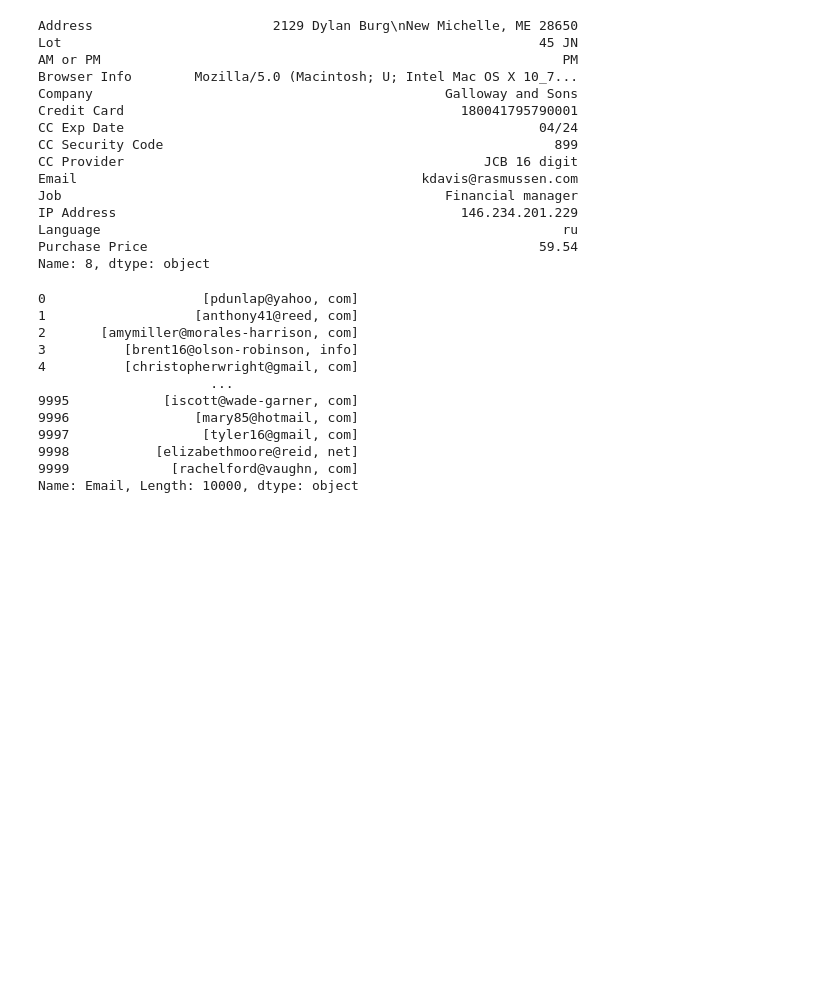
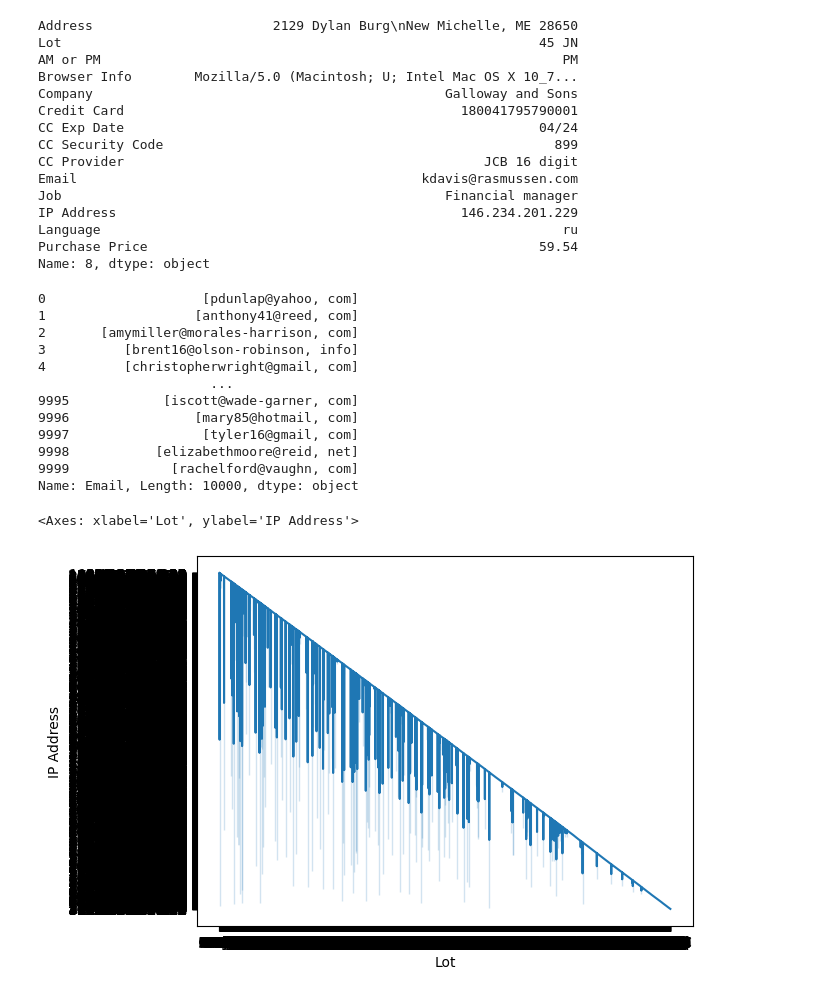
Before and after one commit to Srivastava27/collabPython, a Jupyter notebook: PracticePandas.ipynb, the cells around one changed output. Saved outputs shown, nothing was run; the diff lists cells and outputs as text; code cells hidden in the pictures; blank space fills up the shorter version.

```diff
--- a/PracticePandas.ipynb
+++ b/PracticePandas.ipynb
@@ -227,3 +229,8 @@ df['Email'].apply(lambda email:email.split('.'))
 9998           [elizabethmoore@reid, net]
 9999             [rachelford@vaughn, com]
 Name: Email, Length: 10000, dtype: object
+# %%
+sns.lineplot(x='Lot',y='IP Address',data=df)
+# %% [output]
+<Axes: xlabel='Lot', ylabel='IP Address'>
+[figure, added]
```
Also changed, not shown: parts of 5 cells of this notebook.
